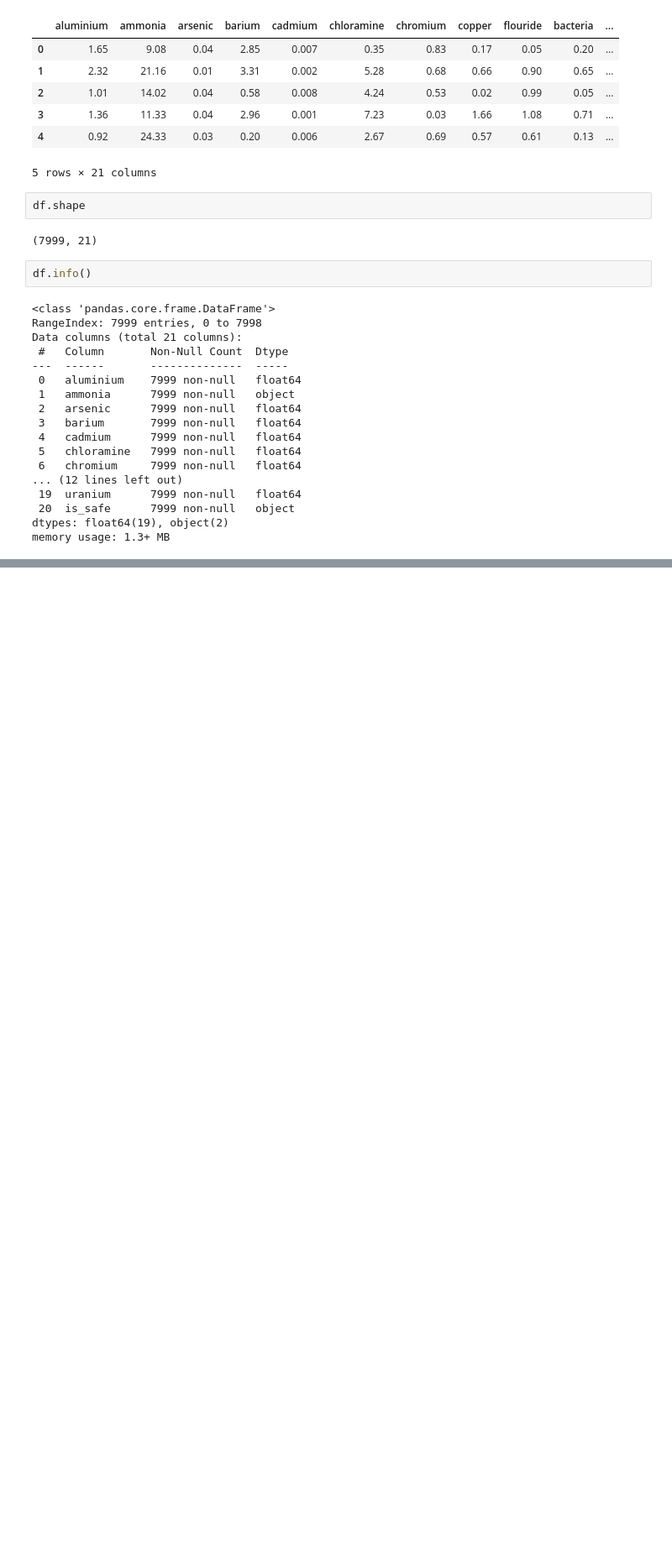
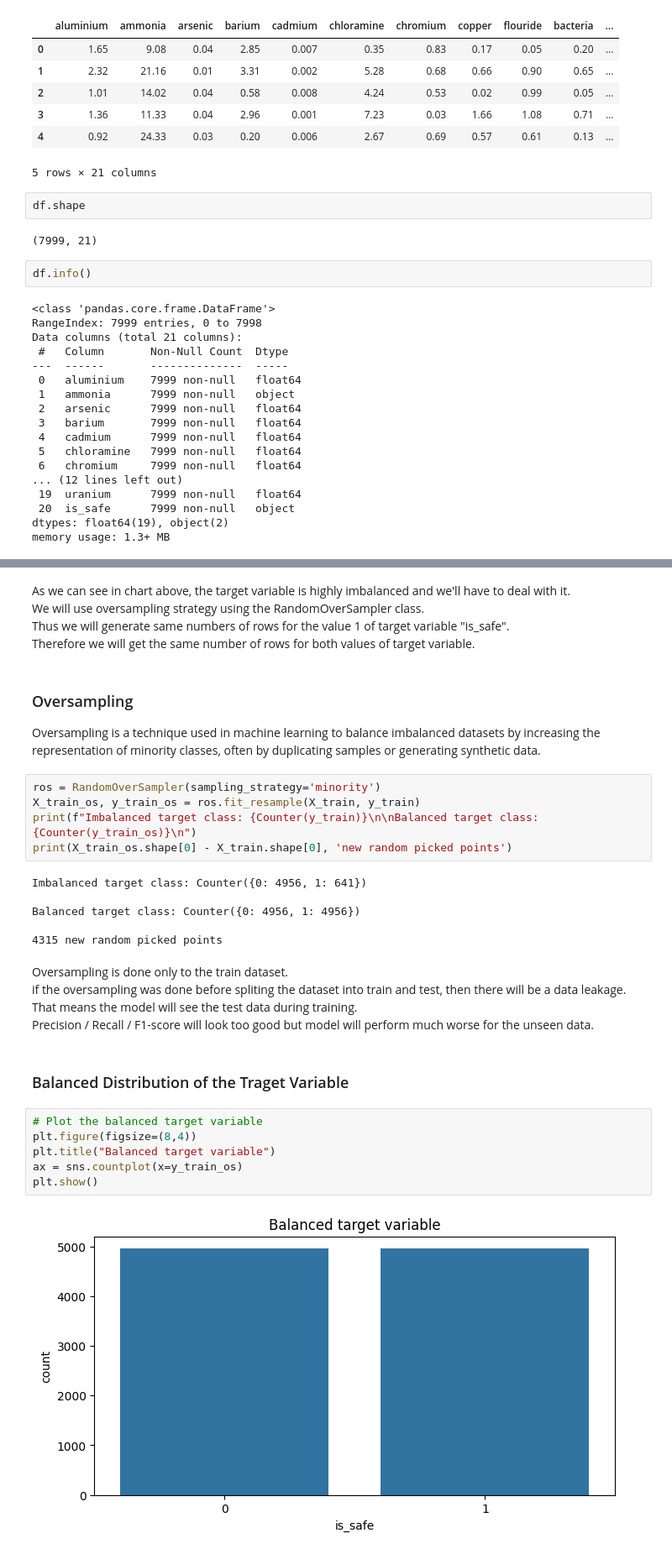
Before and after one commit to dilansenuruk/Machine-Vision-Projects, a Jupyter notebook: 2.1_K_nearest_neighbors.ipynb, the cells around one changed output, grey strips where cells are left out. Shown at 84% size. Saved outputs shown, nothing was run; the diff lists cells and outputs as text; blank space fills up the shorter version.

```diff
--- a/2.1_K_nearest_neighbors.ipynb
+++ b/2.1_K_nearest_neighbors.ipynb
@@ -94,0 +125,34 @@ df.describe().apply(lambda s: s.apply(lambda x: format(x, 'f')))
+# %% [markdown]
+As we can see in chart above, the target variable is highly imbalanced and we'll have to deal with it.
+We will use oversampling strategy using the RandomOverSampler class.
+Thus we will generate same numbers of rows for the value 1 of target variable "is_safe".
+Therefore we will get the same number of rows for both values of target variable.
+# %% [markdown]
+### Oversampling
+Oversampling is a technique used in machine learning to balance imbalanced datasets by increasing the representation of minority classes, often by duplicating samples or generating synthetic data.
+# %%
+ros = RandomOverSampler(sampling_strategy='minority')
+X_train_os, y_train_os = ros.fit_resample(X_train, y_train)
+print(f"Imbalanced target class: {Counter(y_train)}\n\nBalanced target class: {Counter(y_train_os)}\n")
+print(X_train_os.shape[0] - X_train.shape[0], 'new random picked points')
+# %% [output]
+Imbalanced target class: Counter({0: 4956, 1: 641})
+
+Balanced target class: Counter({0: 4956, 1: 4956})
+
+4315 new random picked points
+# %% [markdown]
+Oversampling is done only to the train dataset.
+if the oversampling was done before spliting the dataset into train and test, then there will be a data leakage.
+That means the model will see the test data during training.
+Precision / Recall / F1-score will look too good but model will perform much worse for the unseen data.
+# %% [markdown]
+### Balanced Distribution of the Traget Variable
+# %%
+# Plot the balanced target variable
+plt.figure(figsize=(8,4))
+plt.title("Balanced target variable")
+ax = sns.countplot(x=y_train_os)
+plt.show()
+# %% [output]
+[figure, added]
```
Also changed, not shown: parts of 25 cells of this notebook.
